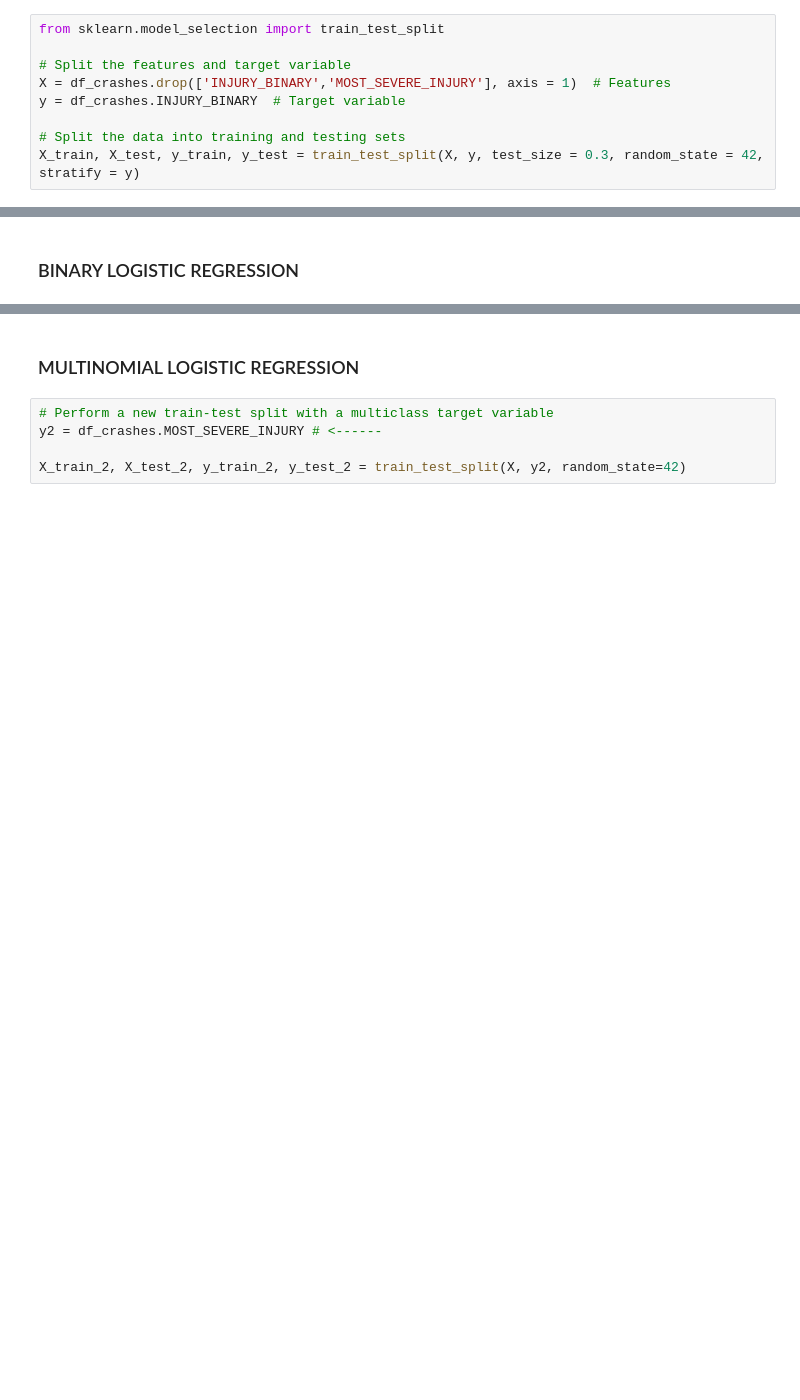
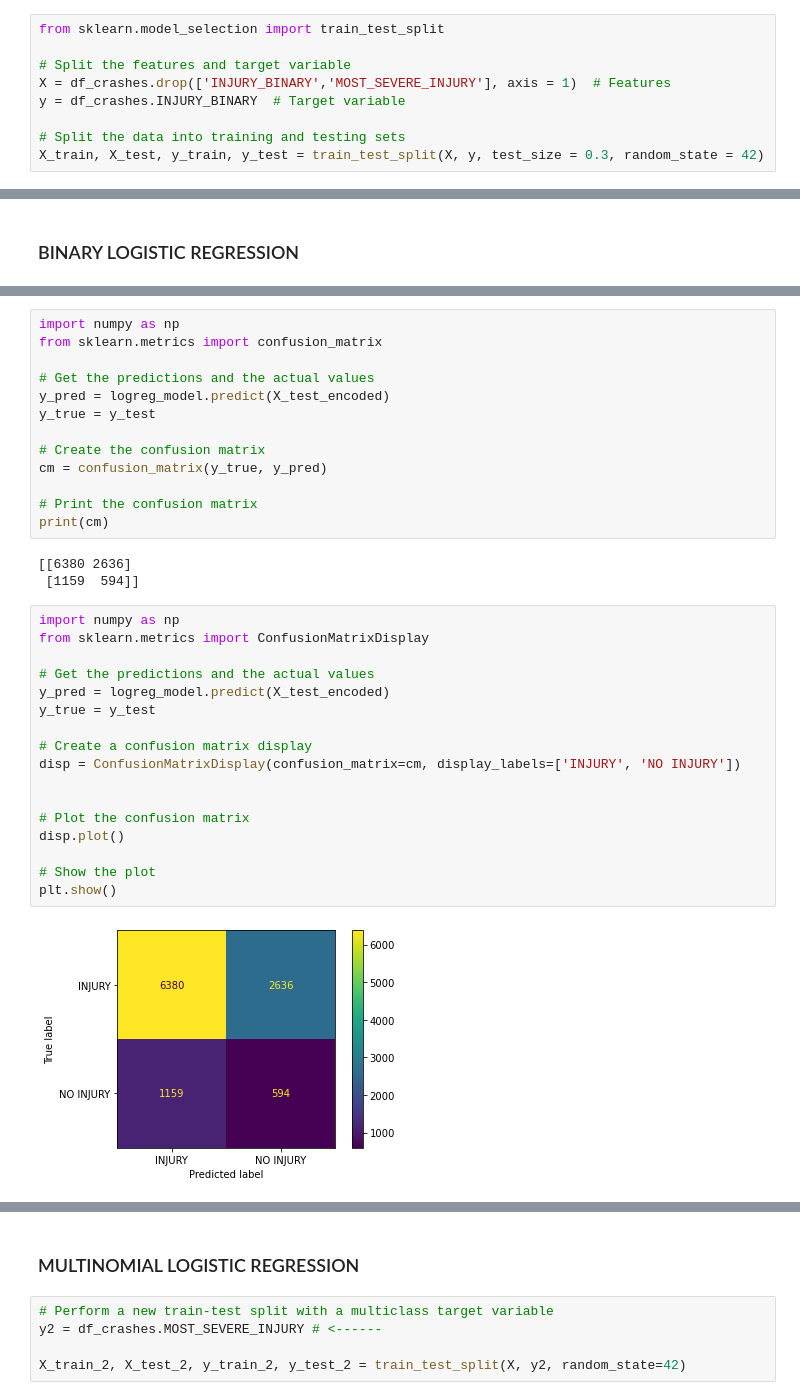
Before and after one commit to SangyunT/Chicago_Car_Crashes_Classification, a Jupyter notebook: index.ipynb, the cells around one changed output, grey strips where cells are left out. Saved outputs shown, nothing was run; the diff lists cells and outputs as text; blank space fills up the shorter version.

```diff
--- a/index.ipynb
+++ b/index.ipynb
@@ -295,7 +295,7 @@ X = df_crashes.drop(['INJURY_BINARY','MOST_SEVERE_INJURY'], axis = 1)  # Feature
 y = df_crashes.INJURY_BINARY  # Target variable
 
 # Split the data into training and testing sets
-X_train, X_test, y_train, y_test = train_test_split(X, y, test_size = 0.3, random_state = 42, stratify = y)
+X_train, X_test, y_train, y_test = train_test_split(X, y, test_size = 0.3, random_state = 42)
 # %% [markdown]
 # PREPROCESSING
 # %% [markdown]
@@ -438,0 +439,35 @@ weighted avg       0.74      0.64      0.68     10769
+# %%
+import numpy as np
+from sklearn.metrics import confusion_matrix
+
+# Get the predictions and the actual values
+y_pred = logreg_model.predict(X_test_encoded)
+y_true = y_test
+
+# Create the confusion matrix
+cm = confusion_matrix(y_true, y_pred)
+
+# Print the confusion matrix
+print(cm)
+# %% [output]
+[[6380 2636]
+ [1159  594]]
+# %%
+import numpy as np
+from sklearn.metrics import ConfusionMatrixDisplay
+
+# Get the predictions and the actual values
+y_pred = logreg_model.predict(X_test_encoded)
+y_true = y_test
+
+# Create a confusion matrix display
+disp = ConfusionMatrixDisplay(confusion_matrix=cm, display_labels=['INJURY', 'NO INJURY'])
+
+
+# Plot the confusion matrix
+disp.plot()
+
+# Show the plot
+plt.show()
+# %% [output]
+[figure, added]
```
Also changed, not shown: parts of 8 cells of this notebook.
